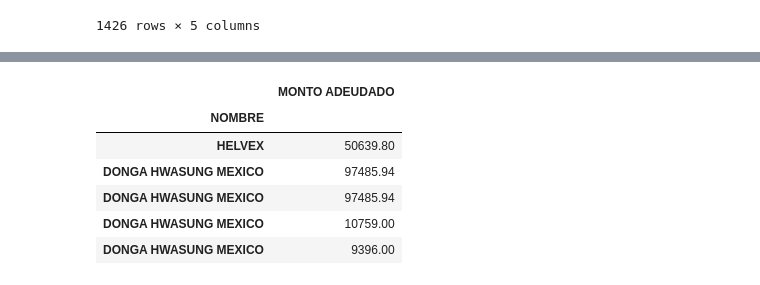
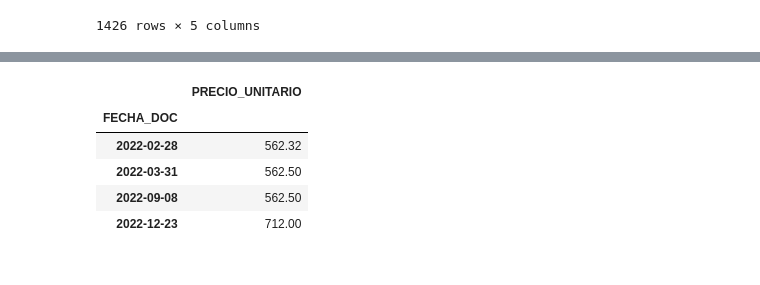
Before and after one commit to CaroBrambila/Actividad-1.1-Extracci-n-de-Datos-, a Jupyter notebook: Actividad_1_1_(Extracción_de_Datos).ipynb, the cells around one changed output, grey strips where cells are left out. Cells and saved outputs as stored; diff of their text form; code cells hidden in the pictures.

```diff
--- a/Actividad_1_1_(Extracción_de_Datos).ipynb
+++ b/Actividad_1_1_(Extracción_de_Datos).ipynb
@@ -131,14 +117,13 @@ df1
-# %%
-filtro4=df1.loc[["HELVEX", "DONGA HWASUNG MEXICO"], ["MONTO ADEUDADO"]]
-filtro4
-# %% [output]
-|  | MONTO ADEUDADO |
-| NOMBRE |  |
-| HELVEX | 50639.80 |
-| DONGA HWASUNG MEXICO | 97485.94 |
-| DONGA HWASUNG MEXICO | 97485.94 |
-| DONGA HWASUNG MEXICO | 10759.00 |
-| DONGA HWASUNG MEXICO | 9396.00 |
+# %%
+filtro4 = df1.loc[df1['CVE_ART'] == "CS12F1040A00", ["PRECIO_UNITARIO"]]
+filtro4
+# %% [output]
+|  | PRECIO_UNITARIO |
+| FECHA_DOC |  |
+| 2022-02-28 | 562.32 |
+| 2022-03-31 | 562.50 |
+| 2022-09-08 | 562.50 |
+| 2022-12-23 | 712.00 |
 # %%
 filtro4.to_csv("Filtro4.csv")
 # %%
```
Also changed, not shown: parts of 11 cells of this notebook.
